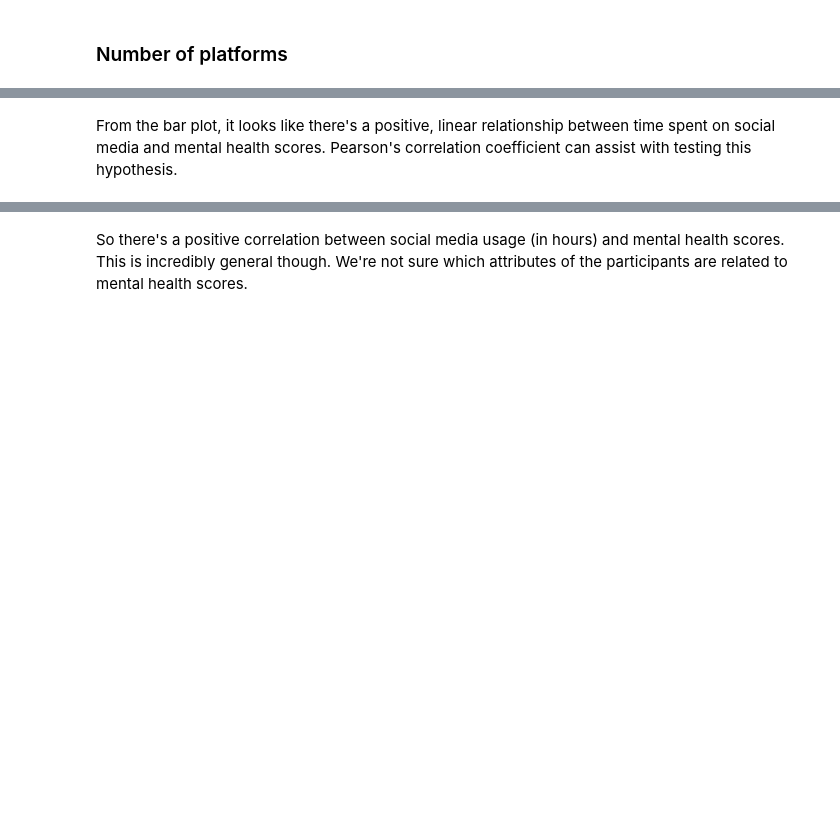
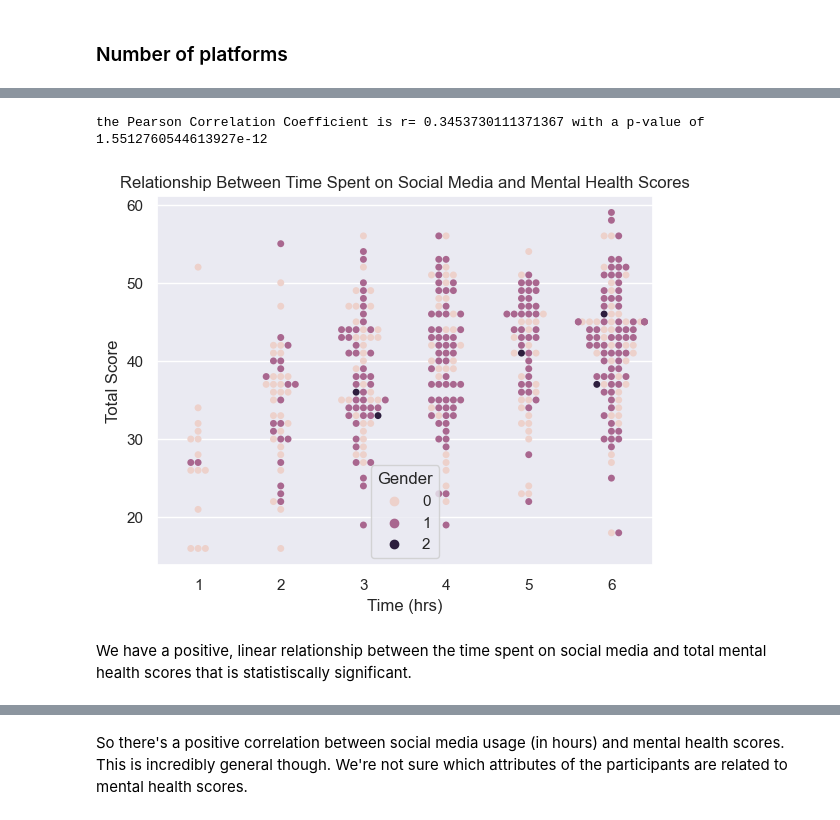
Before and after one commit to allygee/smmh_project, a Jupyter notebook: Social Media Mental Heallth Notebook.ipynb, the cells around one changed output, grey strips where cells are left out. Saved outputs shown, nothing was run; the diff lists cells and outputs as text; code cells hidden in the pictures; blank space fills up the shorter version.

```diff
--- a/Social Media Mental Heallth Notebook.ipynb
+++ b/Social Media Mental Heallth Notebook.ipynb
@@ -517,9 +519,19 @@ sns.histplot(data=data, x=data['Total Score'], kde=True).set(
 Now that we know that our data is normally distributed, we can visualise whether a relationship exists between time spent on social media and mental health scores.
 # %%
 #Plot time spent on social media versus mental health scores
-sns.barplot(
-    data=data, x=data['Time (hrs)'], y=data['Total Score']).set(
+sns.swarmplot(
+    data=data, x=data['Time (hrs)'], y=data['Total Score'], hue=data['Gender']).set(
         title='Relationship Between Time Spent on Social Media and Mental Health Scores')
+
+
+#Using Pearson's Coefficient to determine whether this really is a linear relationship
+pcoeff = stats.pearsonr(data['Time (hrs)'],
+                        data['Total Score'])
+print('the Pearson Correlation Coefficient is r=', pcoeff.statistic,
+      'with a p-value of', pcoeff.pvalue)
+# %% [output]
+the Pearson Correlation Coefficient is r= 0.3453730111371367 with a p-value of 1.5512760544613927e-12
+[figure, added]
 # %% [markdown]
-From the bar plot, it looks like there's a positive, linear relationship between time spent on social media and mental health scores. Pearson's correlation coefficient can assist with testing this hypothesis.
+We have a positive, linear relationship between the time spent on social media and total mental health scores that is statistiscally significant.
 # %%
```
Also changed, not shown: parts of 44 cells of this notebook.
